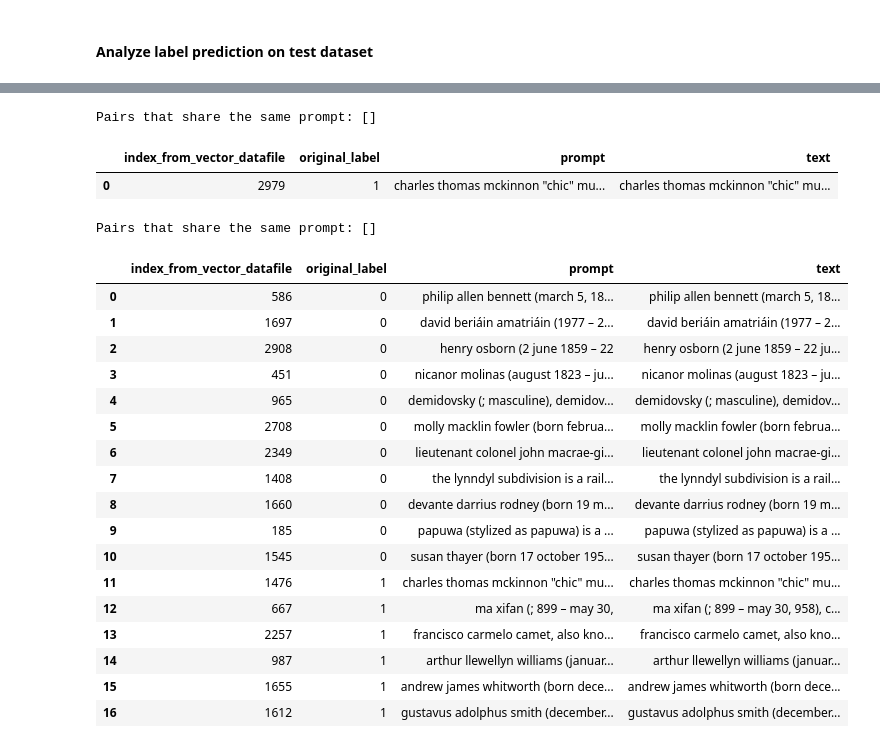
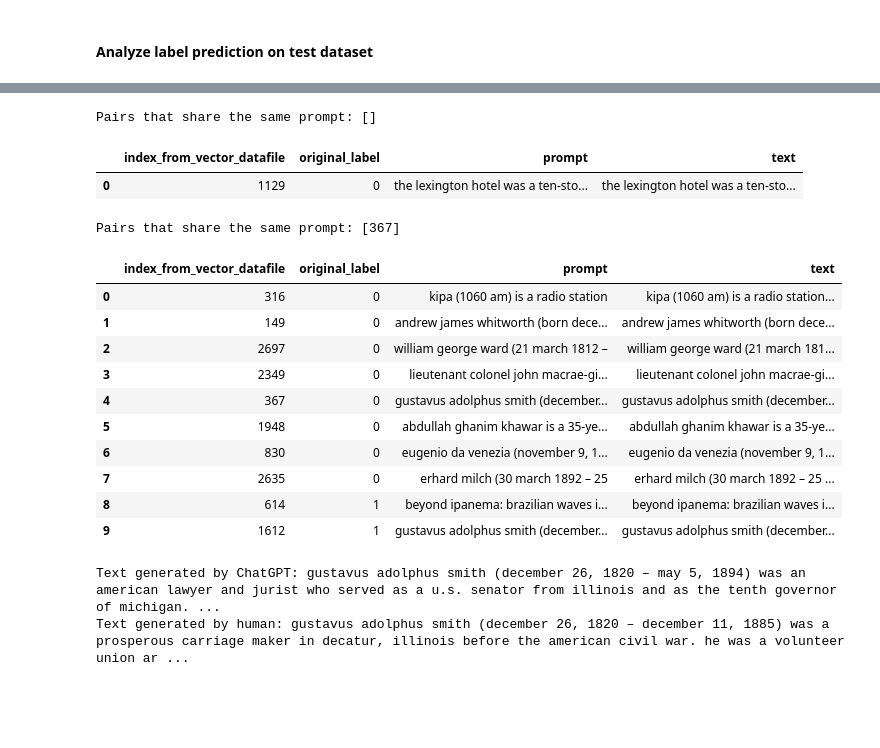
Before and after one commit to yvonne-yiqin-zhang/GPT_Generated_Text_Detection, a Jupyter notebook: test_dataset_deepdive.ipynb, the cells around one changed output, grey strips where cells are left out. Cells and saved outputs as stored; diff of their text form; code cells hidden in the pictures; blank space fills up the shorter version.

Commit message:
implement functions to pick out gpt3 and gpt35 text on false testdata

```diff
--- a/test_dataset_deepdive.ipynb
+++ b/test_dataset_deepdive.ipynb
@@ -151,11 +151,12 @@ labels
 # %%
-def analyze_predicted_labels(labels, vector_name, index, testdata, target):
+def analyze_predicted_labels_by_vector_name(labels, vector_name, index, testdata, target):
     """
     target = 0: wrong labels
     target = 1: false negatives
     target = 2: false positives
     Return the data index from original vector input based on selected target, input test label, and (wiki, gpt) index pair if they share the same prompt
     """
+    y_pred, y_test = predict_label(vector_name, df)
     predicted = labels[vector_name].loc['predicted']
     actual = labels[vector_name].loc['actual']
     if target == 0:
@@ -180,7 +181,7 @@ def analyze_predicted_labels(labels, vector_name, index, testdata, target):
                 test_text.append(df[df.index_gpt35 == idx].gpt35.iloc[0])
                 wiki_idx = df[df.index_gpt35 == idx].index_wiki_35.iloc[0]
                 if wiki_idx in output_index:
-                    result_pairs.append(idx, wiki_idx)
+                    result_pairs.append(wiki_idx)
             else:
                 test_prompt.append(df[df.index_wiki_35 == idx].prompt.iloc[0])
                 test_text.append(df[df.index_wiki_35 == idx].wiki.iloc[0])
@@ -190,7 +191,7 @@ def analyze_predicted_labels(labels, vector_name, index, testdata, target):
                 test_text.append(df[df.index_gpt3 == idx].gpt3.iloc[0])
                 wiki_idx = df[df.index_gpt3 == idx].index_wiki_3.iloc[0]
                 if wiki_idx in output_index:
-                    result_pairs.append(idx, wiki_idx)
+                    result_pairs.append(wiki_idx)
             else:
                 test_prompt.append(df[df.index_wiki_3 == idx].prompt.iloc[0])
                 test_text.append(df[df.index_wiki_3 == idx].wiki.iloc[0])
@@ -200,35 +201,28 @@ def analyze_predicted_labels(labels, vector_name, index, testdata, target):
     return output_df, result_pairs
 # %%
 _,_,_,_, testdata, index = data_preparation(df, 'Turbo_tfidf')
-output_df, result_pairs = analyze_predicted_labels(labels, 'Turbo_tfidf', index, testdata, target=0)
+output_df, result_pairs = analyze_predicted_labels_by_vector_name(labels, 'Turbo_tfidf', index, testdata, target=0)
 print(f'Pairs that share the same prompt: {result_pairs}')
 output_df
 # %% [output]
 Pairs that share the same prompt: []
 |  | index_from_vector_datafile | original_label | prompt | text |
-| 0 | 2979 | 1 | charles thomas mckinnon "chic" mu... | charles thomas mckinnon "chic" mu... |
+| 0 | 1129 | 0 | the lexington hotel was a ten-sto... | the lexington hotel was a ten-sto... |
 # %%
 _,_,_,_, testdata, index = data_preparation(df, 'tfidf')
-output_df, result_pairs = analyze_predicted_labels(labels, 'tfidf', index, testdata, target=0)
+output_df, result_pairs = analyze_predicted_labels_by_vector_name(labels, 'tfidf', index, testdata, target=0)
 print(f'Pairs that share the same prompt: {result_pairs}')
 output_df
 # %% [output]
-Pairs that share the same prompt: []
+Pairs that share the same prompt: [367]
 |  | index_from_vector_datafile | original_label | prompt | text |
-| 0 | 586 | 0 | philip allen bennett (march 5, 18... | philip allen bennett (march 5, 18... |
-| 1 | 1697 | 0 | david beriáin amatriáin (1977 – 2... | david beriáin amatriáin (1977 – 2... |
-| 2 | 2908 | 0 | henry osborn (2 june 1859 – 22 | henry osborn (2 june 1859 – 22 ju... |
-| 3 | 451 | 0 | nicanor molinas (august 1823 – ju... | nicanor molinas (august 1823 – ju... |
-| 4 | 965 | 0 | demidovsky (; masculine), demidov... | demidovsky (; masculine), demidov... |
-| 5 | 2708 | 0 | molly macklin fowler (born februa... | molly macklin fowler (born februa... |
-| 6 | 2349 | 0 | lieutenant colonel john macrae-gi... | lieutenant colonel john macrae-gi... |
-| 7 | 1408 | 0 | the lynndyl subdivision is a rail... | the lynndyl subdivision is a rail... |
-| 8 | 1660 | 0 | devante darrius rodney (born 19 m... | devante darrius rodney (born 19 m... |
-| 9 | 185 | 0 | papuwa (stylized as papuwa) is a ... | papuwa (stylized as papuwa) is a ... |
-| 10 | 1545 | 0 | susan thayer (born 17 october 195... | susan thayer (born 17 october 195... |
-| 11 | 1476 | 1 | charles thomas mckinnon "chic" mu... | charles thomas mckinnon "chic" mu... |
-| 12 | 667 | 1 | ma xifan (; 899 – may 30, | ma xifan (; 899 – may 30, 958), c... |
-| 13 | 2257 | 1 | francisco carmelo camet, also kno... | francisco carmelo camet, also kno... |
-| 14 | 987 | 1 | arthur llewellyn williams (januar... | arthur llewellyn williams (januar... |
-| 15 | 1655 | 1 | andrew james whitworth (born dece... | andrew james whitworth (born dece... |
-| 16 | 1612 | 1 | gustavus adolphus smith (december... | gustavus adolphus smith (december... |
+| 0 | 316 | 0 | kipa (1060 am) is a radio station | kipa (1060 am) is a radio station... |
+| 1 | 149 | 0 | andrew james whitworth (born dece... | andrew james whitworth (born dece... |
+| 2 | 2697 | 0 | william george ward (21 march 1812 – | william george ward (21 march 181... |
+| 3 | 2349 | 0 | lieutenant colonel john macrae-gi... | lieutenant colonel john macrae-gi... |
+| 4 | 367 | 0 | gustavus adolphus smith (december... | gustavus adolphus smith (december... |
+| 5 | 1948 | 0 | abdullah ghanim khawar is a 35-ye... | abdullah ghanim khawar is a 35-ye... |
+| 6 | 830 | 0 | eugenio da venezia (november 9, 1... | eugenio da venezia (november 9, 1... |
+| 7 | 2635 | 0 | erhard milch (30 march 1892 – 25 | erhard milch (30 march 1892 – 25 ... |
+| 8 | 614 | 1 | beyond ipanema: brazilian waves i... | beyond ipanema: brazilian waves i... |
+| 9 | 1612 | 1 | gustavus adolphus smith (december... | gustavus adolphus smith (december... |
@@ -234,0 +237,7 @@ Pairs that share the same prompt: []
+# %%
+result_df = extract_text_from_same_prompt(result_pairs, output_df)
+print(f'Text generated by ChatGPT: {result_df[result_df.original_label == 1].text.iloc[0]}')
+print(f'Text generated by human: {result_df[result_df.original_label == 0].text.iloc[0]}')
+# %% [output]
+Text generated by ChatGPT: gustavus adolphus smith (december 26, 1820 – may 5, 1894) was an american lawyer and jurist who served as a u.s. senator from illinois and as the tenth governor of michigan. ...
+Text generated by human: gustavus adolphus smith (december 26, 1820 – december 11, 1885) was a prosperous carriage maker in decatur, illinois before the american civil war. he was a volunteer union ar ...
```
Also changed, not shown: parts of 7 cells of this notebook, 1 other file.
